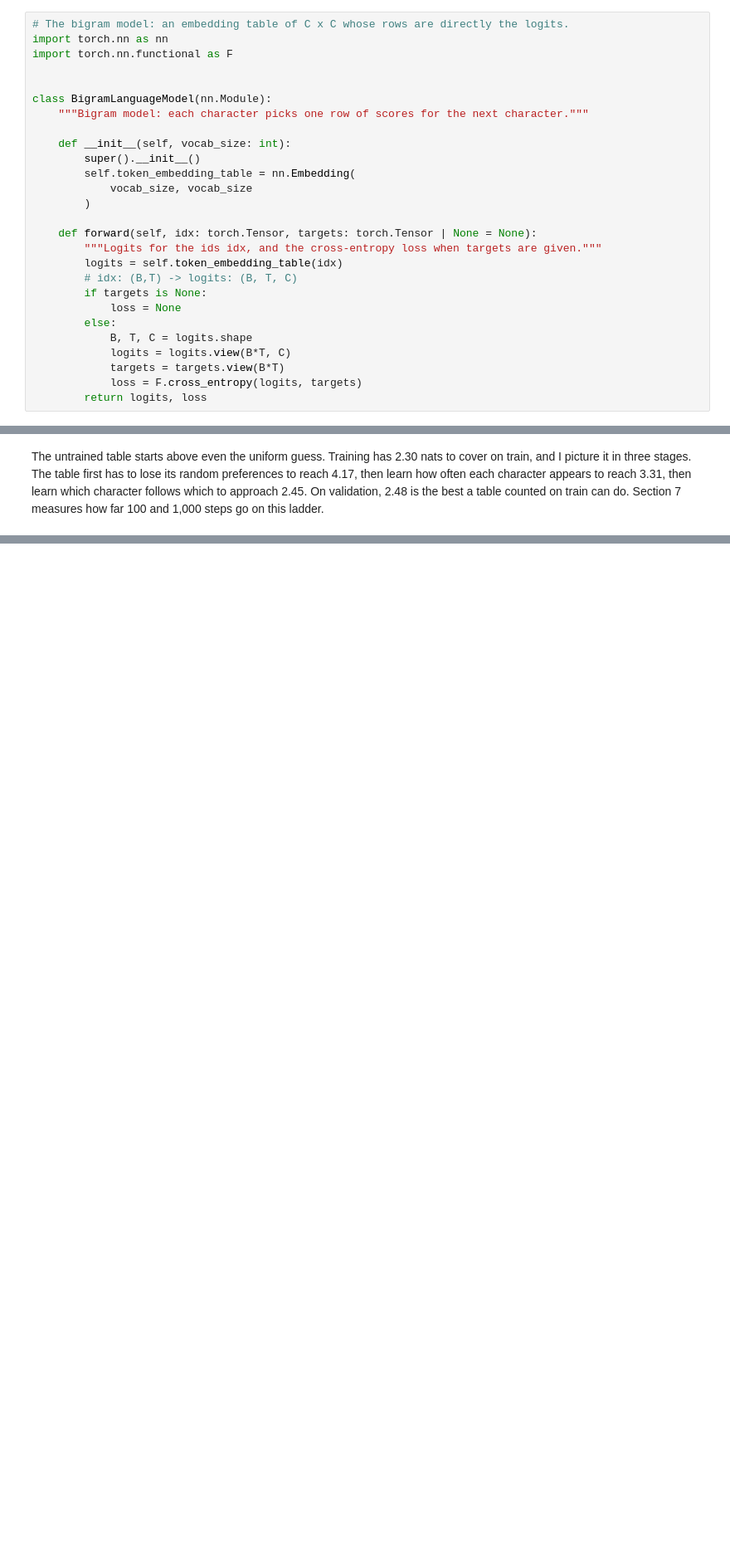
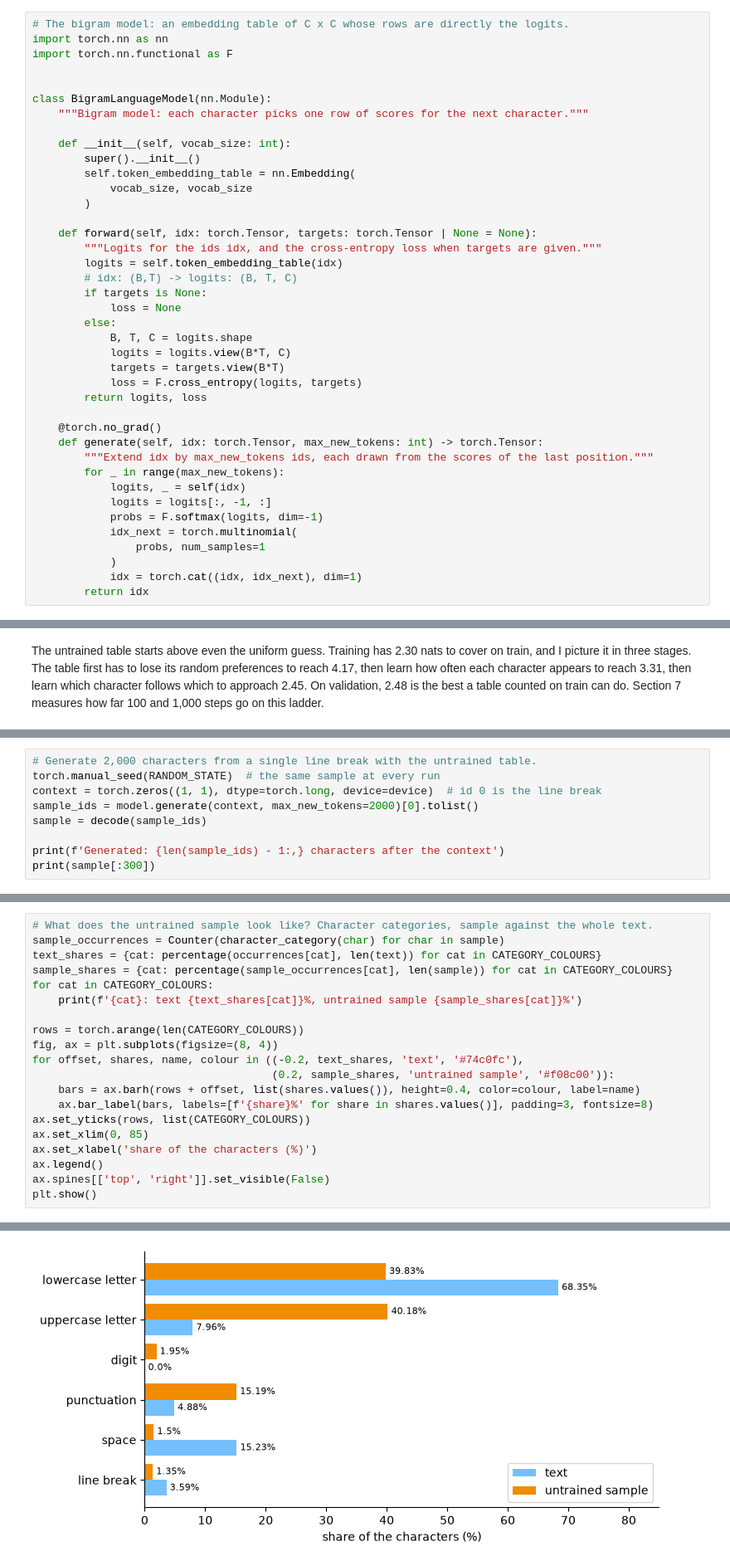
Before and after one commit to mcrayssac/ING3_IAA_GB_NLP, a Jupyter notebook: TP1_transformers.ipynb, the cells around one changed output, grey strips where cells are left out. Shown at 83% size. Cells and saved outputs as stored; diff of their text form; blank space fills up the shorter version.

```diff
--- a/TP1_transformers.ipynb
+++ b/TP1_transformers.ipynb
@@ -921,6 +921,19 @@ class BigramLanguageModel(nn.Module):
             targets = targets.view(B*T)
             loss = F.cross_entropy(logits, targets)
         return logits, loss
+
+    @torch.no_grad()
+    def generate(self, idx: torch.Tensor, max_new_tokens: int) -> torch.Tensor:
+        """Extend idx by max_new_tokens ids, each drawn from the scores of the last position."""
+        for _ in range(max_new_tokens):
+            logits, _ = self(idx)
+            logits = logits[:, -1, :]
+            probs = F.softmax(logits, dim=-1)
+            idx_next = torch.multinomial(
+                probs, num_samples=1
+            )
+            idx = torch.cat((idx, idx_next), dim=1)
+        return idx
 # %%
 # Build the table from a fresh seed, then run one batch without and with targets.
 torch.manual_seed(RANDOM_STATE)  # the starting table only depends on the seed
@@ -1050,0 +1069,9 @@ I will generate text from random weights by sampling one character at a time fro
+# %%
+# Generate 2,000 characters from a single line break with the untrained table.
+torch.manual_seed(RANDOM_STATE)  # the same sample at every run
+context = torch.zeros((1, 1), dtype=torch.long, device=device)  # id 0 is the line break
+sample_ids = model.generate(context, max_new_tokens=2000)[0].tolist()
+sample = decode(sample_ids)
+
+print(f'Generated: {len(sample_ids) - 1:,} characters after the context')
+print(sample[:300])
@@ -1050,0 +1130,21 @@ I will generate text from random weights by sampling one character at a time fro
+# %%
+# What does the untrained sample look like? Character categories, sample against the whole text.
+sample_occurrences = Counter(character_category(char) for char in sample)
+text_shares = {cat: percentage(occurrences[cat], len(text)) for cat in CATEGORY_COLOURS}
+sample_shares = {cat: percentage(sample_occurrences[cat], len(sample)) for cat in CATEGORY_COLOURS}
+for cat in CATEGORY_COLOURS:
+    print(f'{cat}: text {text_shares[cat]}%, untrained sample {sample_shares[cat]}%')
+
+rows = torch.arange(len(CATEGORY_COLOURS))
+fig, ax = plt.subplots(figsize=(8, 4))
+for offset, shares, name, colour in ((-0.2, text_shares, 'text', '#74c0fc'),
+                                     (0.2, sample_shares, 'untrained sample', '#f08c00')):
+    bars = ax.barh(rows + offset, list(shares.values()), height=0.4, color=colour, label=name)
+    ax.bar_label(bars, labels=[f'{share}%' for share in shares.values()], padding=3, fontsize=8)
+ax.set_yticks(rows, list(CATEGORY_COLOURS))
+ax.set_xlim(0, 85)
+ax.set_xlabel('share of the characters (%)')
+ax.legend()
+ax.spines[['top', 'right']].set_visible(False)
+plt.show()
+# %% [output]
@@ -1050,0 +1157 @@ I will generate text from random weights by sampling one character at a time fro
+[figure, added]
```
Also changed, not shown: parts of 15 cells of this notebook, 4 other files.
